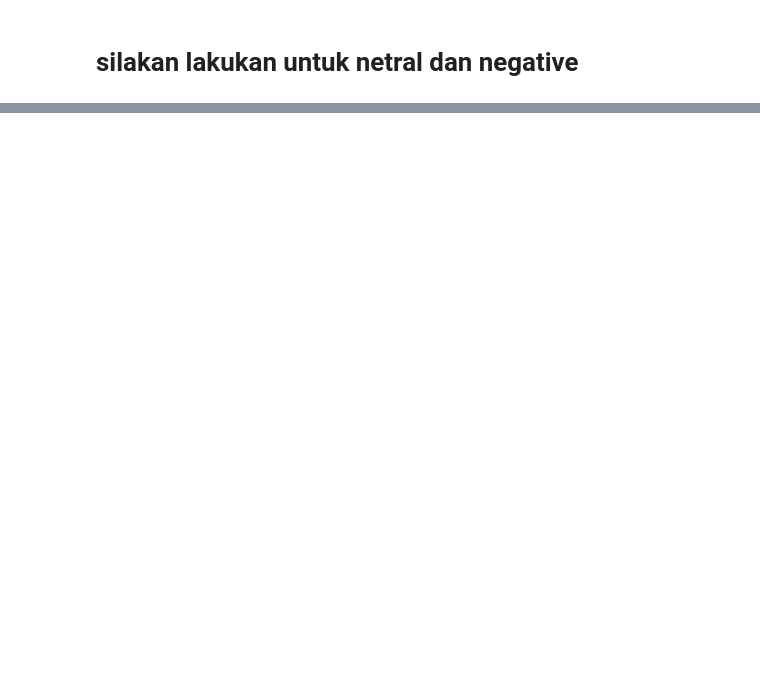
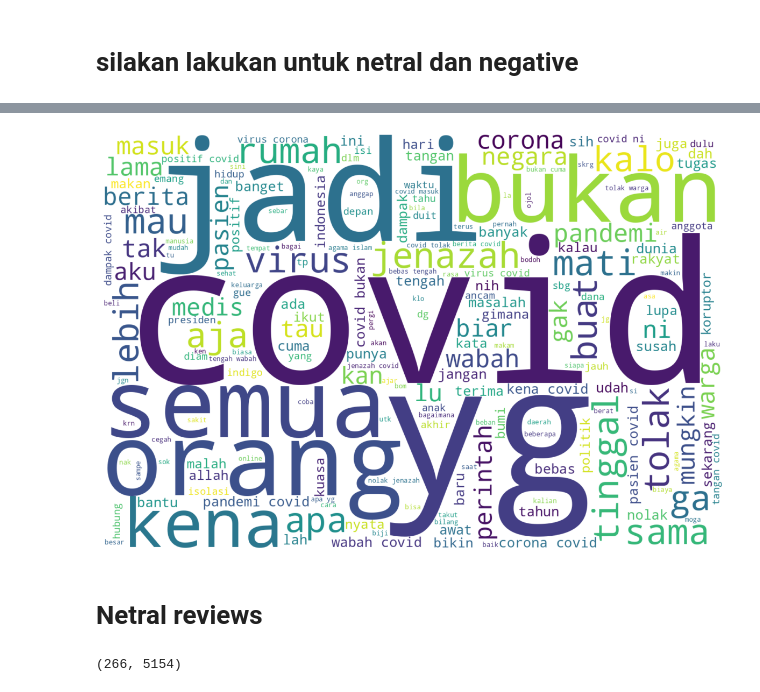
Before and after one commit to aldi047/Klasifikasi-Naive-Bayes, a Jupyter notebook: 01-TFIDF.ipynb, the cells around one changed output, grey strips where cells are left out. Cells and saved outputs as stored; diff of their text form; code cells hidden in the pictures; blank space fills up the shorter version.

```diff
--- a/01-TFIDF.ipynb
+++ b/01-TFIDF.ipynb
@@ -158,0 +170,4 @@ PlotWordCloud(d)
+# %%
+Negative_tf_idf_vect = TfidfVectorizer(ngram_range=(1,2))
+Negative_tf_idf = Negative_tf_idf_vect.fit_transform(negative_reviews["ProcessedText"].values)
+Negative_tf_idf.shape
@@ -158,0 +176,7 @@ PlotWordCloud(d)
+# %%
+features = Negative_tf_idf_vect.get_feature_names_out()
+idfValues = Negative_tf_idf_vect.idf_
+d = dict(zip(features, 9 - idfValues))
+sortedDict = sorted(d.items(), key = lambda d: d[1], reverse = True)
+for i in range(200):
+    print(sortedDict[i])
@@ -158,0 +201,12 @@ PlotWordCloud(d)
+# %%
+PlotWordCloud(d)
+# %% [output]
+[figure, added]
+# %% [markdown]
+# Netral reviews
+# %%
+Netral_tf_idf_vect = TfidfVectorizer(ngram_range=(1,2))
+Netral_tf_idf = Netral_tf_idf_vect.fit_transform(neutral_reviews["ProcessedText"].values)
+Netral_tf_idf.shape
+# %% [output]
+(266, 5154)
```
Also changed, not shown: parts of 7 cells of this notebook, 2 other files.
